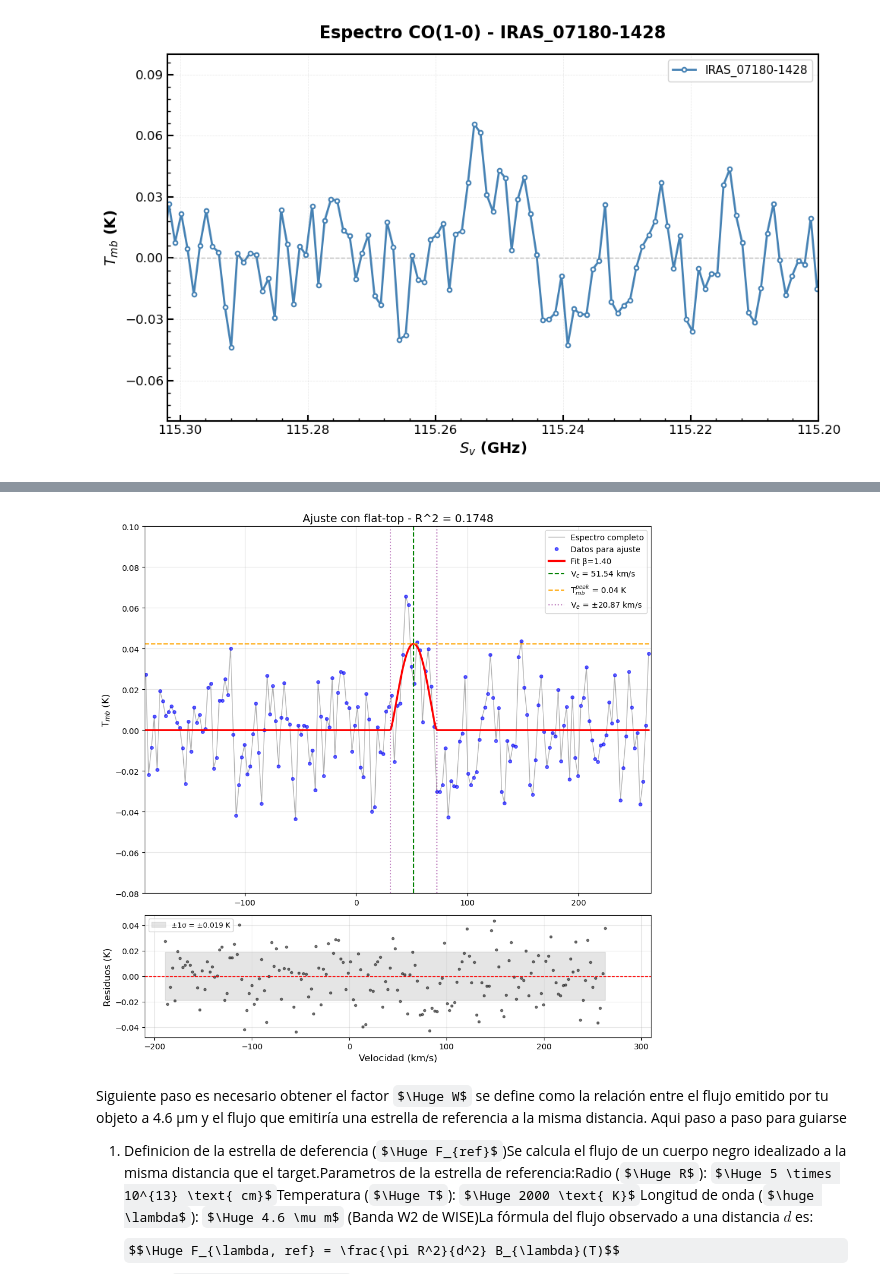
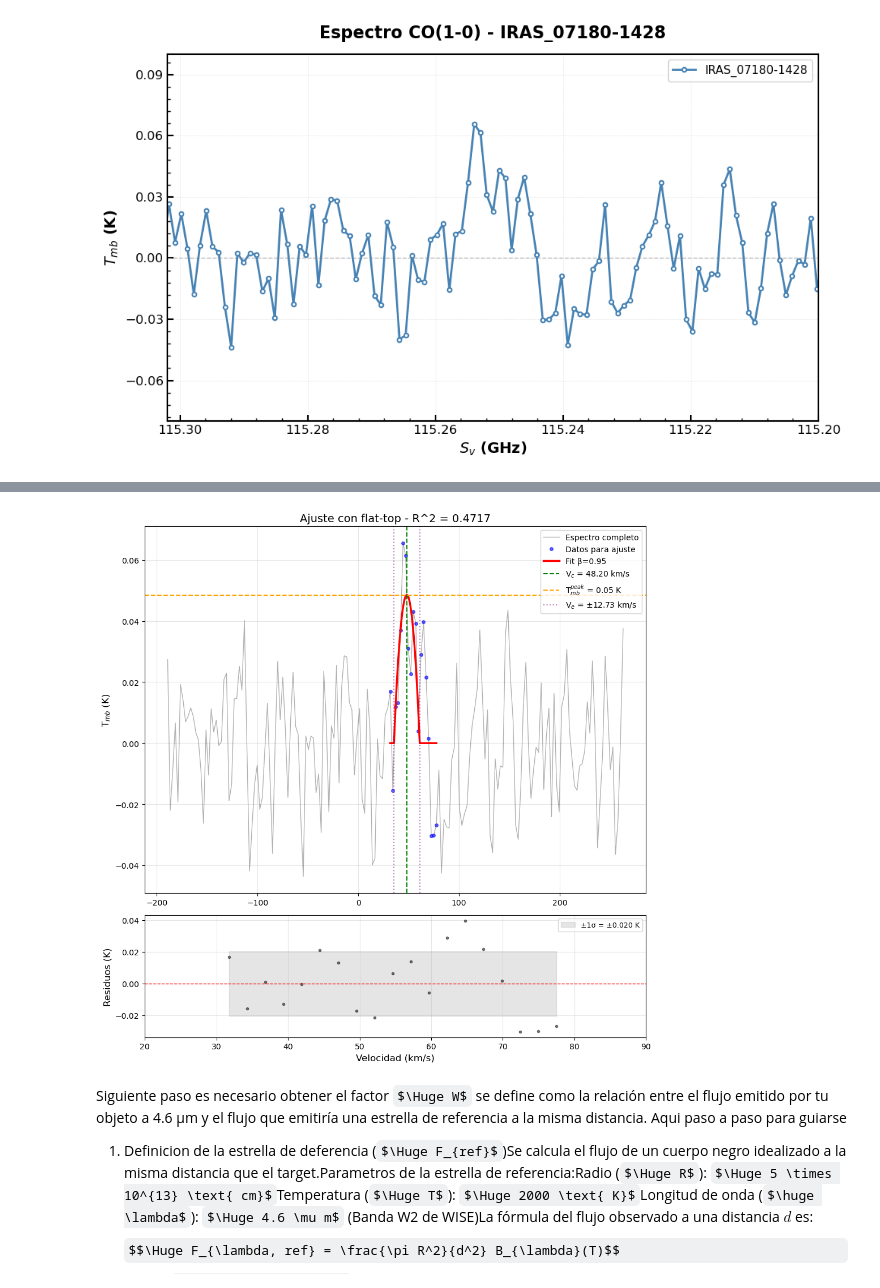
Before and after one commit to hungerforcoffe/Stellar-spectral-scans-with-the-ALMA-Compact-Array, a Jupyter notebook: Working folder/Carta_Working/Errors_/Mass_loss_IRAS_07180.ipynb, the cells around one changed output, grey strips where cells are left out. Saved outputs shown, nothing was run; the diff lists cells and outputs as text; code cells hidden in the pictures; some formulas as TeX source.

```diff
--- a/Working folder/Carta_Working/Errors_/Mass_loss_IRAS_07180.ipynb
+++ b/Working folder/Carta_Working/Errors_/Mass_loss_IRAS_07180.ipynb
@@ -331,7 +331,7 @@ def flat_top_profile(v, T_peak, V_c, V_e, beta):
     return result
 
 
-def fit_line_profile(data, data_1, v_limits, plot=True):
+def fit_line_profile(data, data_1, v_limits, plot=True, Ve_fixed=None, Ve_fixed_err=0.0):
 
     v_min, v_max = v_limits
 
@@ -358,31 +358,52 @@ def fit_line_profile(data, data_1, v_limits, plot=True):
     V_e_guess = max(abs(V_e_guess), 1.0)
     beta_guess = 0.4  # <-- empieza con techo plano, la parabola clasica es 1.0
 
-    p0 = [T_peak_guess, V_c_guess, V_e_guess, beta_guess]
-
-    bounds = (
-        [0,           v_min, 1,   0.1],   # beta minimo 0.1
-        [T_peak_guess*2, v_max, (v_max-v_min), 2.0]  # beta maximo 2.0
-    )
-
     print(f"Parametros iniciales:")
     print(f"  T_peak ~ {T_peak_guess:.3f} K")
     print(f"  V_c    ~ {V_c_guess:.3f} km/s")
-    print(f"  V_e    ~ {V_e_guess:.3f} km/s")
+    if Ve_fixed is not None:
+        print(f"  V_e    = {Ve_fixed:.3f} km/s  [FIJO, adoptado de CO(2-1)]")
+    else:
+        print(f"  V_e    ~ {V_e_guess:.3f} km/s")
     print(f"  beta   ~ {beta_guess:.2f}")
 
     try:
-        popt, pcov = curve_fit(
-            flat_top_profile,
-            v_fit,
-            T_fit,
-            p0=p0,
-            bounds=bounds,
-            maxfev=10000
-        )
-
-        T_peak_fit, V_c_fit, V_e_fit, beta_fit = popt
-        perr = np.sqrt(np.diag(pcov))
+        if Ve_fixed is not None:
+            # --- Ajuste de 3 parametros: V_e fijo al valor de CO(2-1) ---
+            # La velocidad de expansion es propiedad de la envolvente, igual en
+            # todas las transiciones. CO(1-0) tiene S/N bajo (~3.5) y V_e no es
+            # restringible aqui, por lo que se adopta el V_e de CO(2-1) (R^2=0.92).
+            def _model3(vv, T_peak, V_c, beta):
+                return flat_top_profile(vv, T_peak, V_c, Ve_fixed, beta)
+            p0 = [T_peak_guess, V_c_guess, beta_guess]
+            bounds = (
+                [0,             v_min, 0.1],
+                [T_peak_guess*2, v_max, 2.0]
+            )
+            popt3, pcov3 = curve_fit(_model3, v_fit, T_fit, p0=p0, bounds=bounds, maxfev=10000)
+            perr3 = np.sqrt(np.diag(pcov3))
+            T_peak_fit, V_c_fit, beta_fit = popt3
+            V_e_fit = Ve_fixed
+            popt = np.array([T_peak_fit, V_c_fit, V_e_fit, beta_fit])
+            perr = np.array([perr3[0], perr3[1], Ve_fixed_err, perr3[2]])
+            pcov = pcov3   # se guarda la cov 3x3 del ajuste (V_e fijo)
+        else:
+            # --- Ajuste de 4 parametros (caso normal) ---
+            p0 = [T_peak_guess, V_c_guess, V_e_guess, beta_guess]
+            bounds = (
+                [0,             v_min, 1,             0.1],   # beta minimo 0.1
+                [T_peak_guess*2, v_max, (v_max-v_min), 2.0]   # beta maximo 2.0
+            )
+            popt, pcov = curve_fit(
+                flat_top_profile,
+                v_fit,
+                T_fit,
+                p0=p0,
+                bounds=bounds,
+                maxfev=10000
+            )
+            T_peak_fit, V_c_fit, V_e_fit, beta_fit = popt
+            perr = np.sqrt(np.diag(pcov))
 
         T_model_fit = flat_top_profile(v_fit, *popt)
         residuals = T_fit - T_model_fit
@@ -390,12 +411,13 @@ def fit_line_profile(data, data_1, v_limits, plot=True):
         ss_tot = np.sum((T_fit - np.mean(T_fit))**2)
         r_squared = 1 - (ss_res / ss_tot)
 
+        ve_tag = "  [FIJO de CO(2-1)]" if Ve_fixed is not None else ""
         print(f"\n{'='*50}")
         print(f"RESULTADOS DEL AJUSTE:")
         print(f"{'='*50}")
         print(f"T_mb^peak = {T_peak_fit:.3f} ± {perr[0]:.3f} K")
         print(f"V_c       = {V_c_fit:.3f}  ± {perr[1]:.3f} km/s")
-        print(f"V_e       = {V_e_fit:.3f}  ± {perr[2]:.3f} km/s")
+        print(f"V_e       = {V_e_fit:.3f}  ± {perr[2]:.3f} km/s{ve_tag}")
         print(f"R^2       = {r_squared:.4f}")
         print(f"{'='*50}")
 
@@ -423,8 +445,8 @@ def fit_line_profile(data, data_1, v_limits, plot=True):
             ax1.set_title(f'Ajuste con flat-top - R^2 = {r_squared:.4f}', fontsize=14)
             ax1.legend(loc='best', fontsize=10)
             ax1.grid(True, alpha=0.3)
-            ax1.set_xlim([v_min + 10 , v_max -35 ])
-            ax1.set_ylim(-0.08, 0.1)
+            #ax1.set_xlim([v_min + 10 , v_max -35 ])
+            #ax1.set_ylim(-0.08, 0.1)
 
             ax2.plot(v_fit, residuals, 'ko', markersize=3, alpha=0.5)
             ax2.axhline(0, color='red', linestyle='--', linewidth=1)
@@ -455,8 +477,10 @@ def fit_line_profile(data, data_1, v_limits, plot=True):
         print(f"ERROR en el ajuste: {e}")
         return None
 
-v_limits = (-200, 300)  # Aaustar esto donde se vean los limites en general se puede ver en el paper jeje
-T_mb_fit = fit_line_profile(data_vel['IRAS_07180_115'], IRAS_07180_115 , v_limits, plot=True)
+# V_e adoptado del fit CO(2-1) de esta misma fuente (envolvente comun): V_e = 12.731 +/- 0.049 km/s, R^2=0.92
+v_limits = (30, 80)  # CO(1-0): ventana ajustada a la linea real (S/N~3.5)
+T_mb_fit = fit_line_profile(data_vel['IRAS_07180_115'], IRAS_07180_115 , v_limits, plot=True,
+                            Ve_fixed=12.731, Ve_fixed_err=0.049)
 # %% [output]
 Parametros iniciales:
   T_peak ~ 0.066 K
@@ -474,5 +498,5 @@ R^2       = 0.1748
 ==================================================
-[figure, old version]
+[figure, new version]
 # %% [markdown]
 Siguiente paso es necesario obtener el factor $\Huge W$ se define como la relación entre el flujo emitido por tu objeto a 4.6 μm y el flujo que emitiría una estrella de referencia a la misma distancia. Aqui paso a paso para guiarse
 
```
Also changed, not shown: parts of 6 cells of this notebook, 10 other files.
